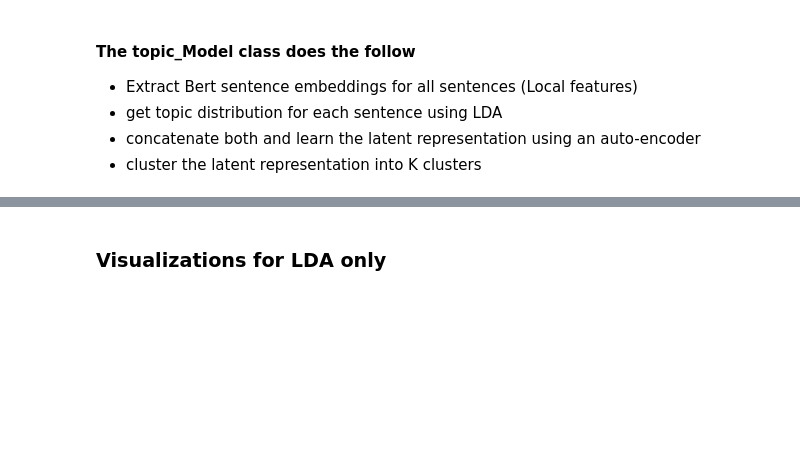
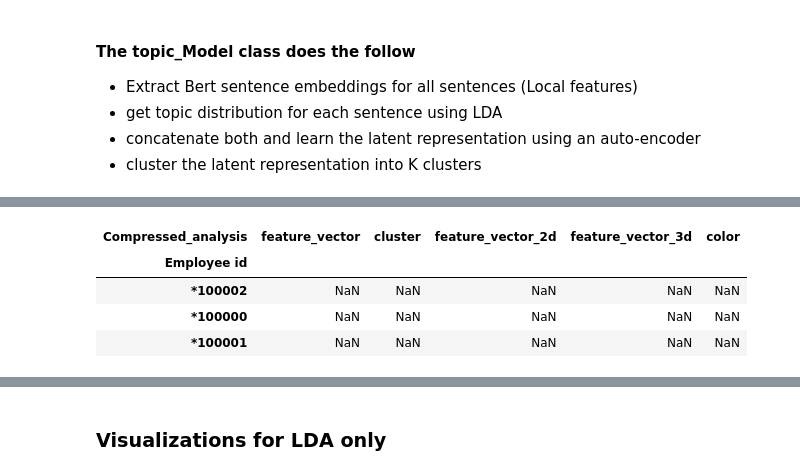
Before and after one commit to agemagician/topic-modeling-job, a Jupyter notebook: topic-modeling-playground-colab.ipynb, the cells around one changed output, grey strips where cells are left out. Drawn from its saved outputs; the diff is of its cells as text; code cells hidden in the pictures; blank space fills up the shorter version.

```diff
--- a/topic-modeling-playground-colab.ipynb
+++ b/topic-modeling-playground-colab.ipynb
@@ -158 +115,4 @@ for i in range(num_docs):
+# %%
+unique_ids = list(set(ids))
+num_employee = len(unique_ids)
 # %%
@@ -180,0 +134,14 @@ Employee id
+# %%
+# Create an employee based analysis. Compress all learnt vector into 2D space
+average_representation = pd.DataFrame(None,
+                  index=pd.Index(unique_ids, name='Employee id'),
+                  columns=pd.Index(['feature_vector','cluster','feature_vector_2d','feature_vector_3d', 'color'],
+                                   name='Compressed_analysis'))
+# %%
+average_representation
+# %% [output]
+| Compressed_analysis | feature_vector | cluster | feature_vector_2d | feature_vector_3d | color |
+| Employee id |  |  |  |  |  |
+| *100002 | NaN | NaN | NaN | NaN | NaN |
+| *100000 | NaN | NaN | NaN | NaN | NaN |
+| *100001 | NaN | NaN | NaN | NaN | NaN |
```
Also changed, not shown: parts of 40 cells of this notebook, 1 other file.
